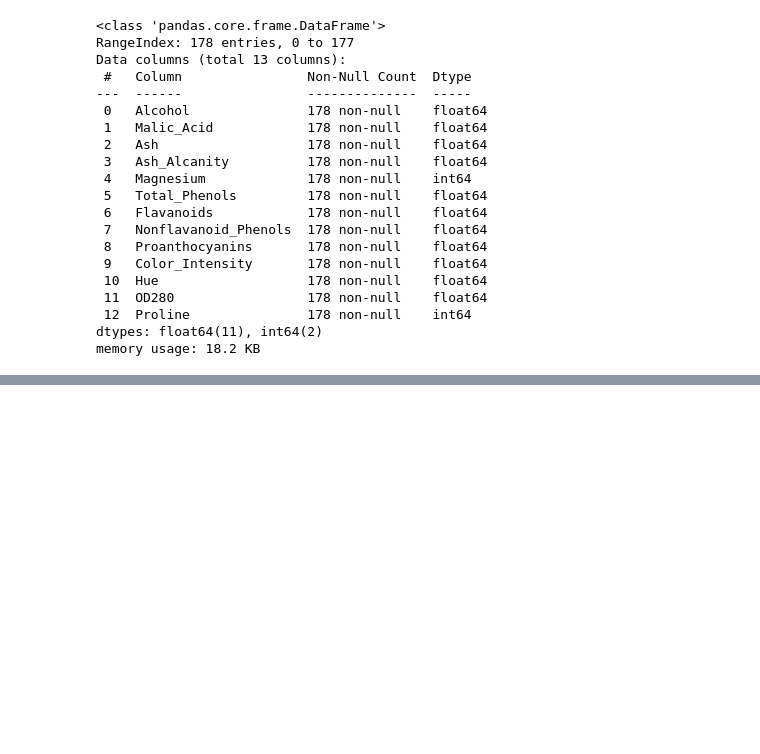
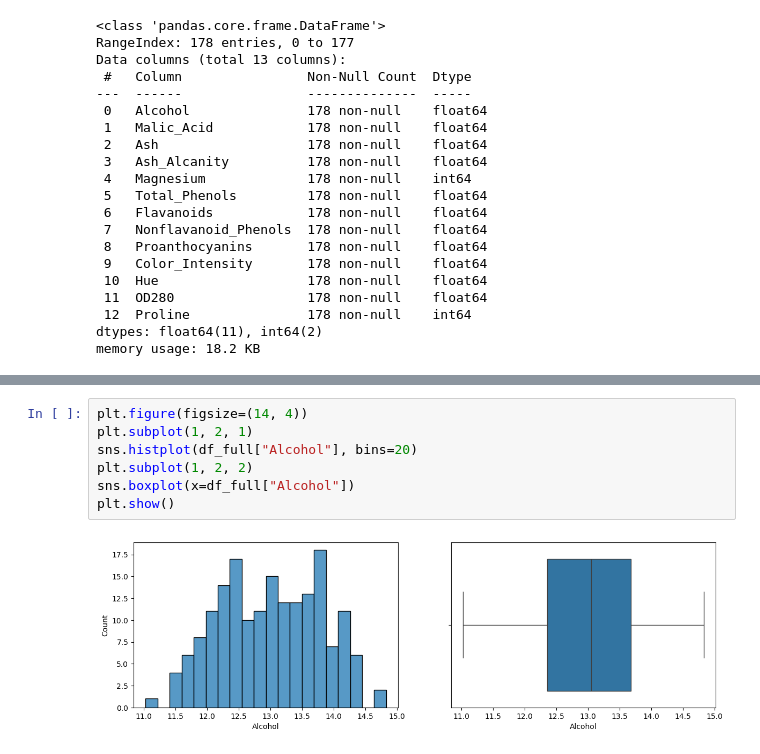
Before and after one commit to elsnoxx/VSB, a Jupyter notebook: 5_semestr/ZSU/projekt1/app.ipynb, the cells around one changed output, grey strips where cells are left out. Drawn from its saved outputs; the diff is of its cells as text; blank space fills up the shorter version.

```diff
--- a/5_semestr/ZSU/projekt1/app.ipynb
+++ b/5_semestr/ZSU/projekt1/app.ipynb
@@ -90,0 +153,9 @@ df_full.describe()
+# %%
+plt.figure(figsize=(14, 4))
+plt.subplot(1, 2, 1)
+sns.histplot(df_full["Alcohol"], bins=20)
+plt.subplot(1, 2, 2)
+sns.boxplot(x=df_full["Alcohol"])
+plt.show()
+# %% [output]
+[figure, added]
```
Also changed, not shown: parts of 17 cells of this notebook, 1 other file.
